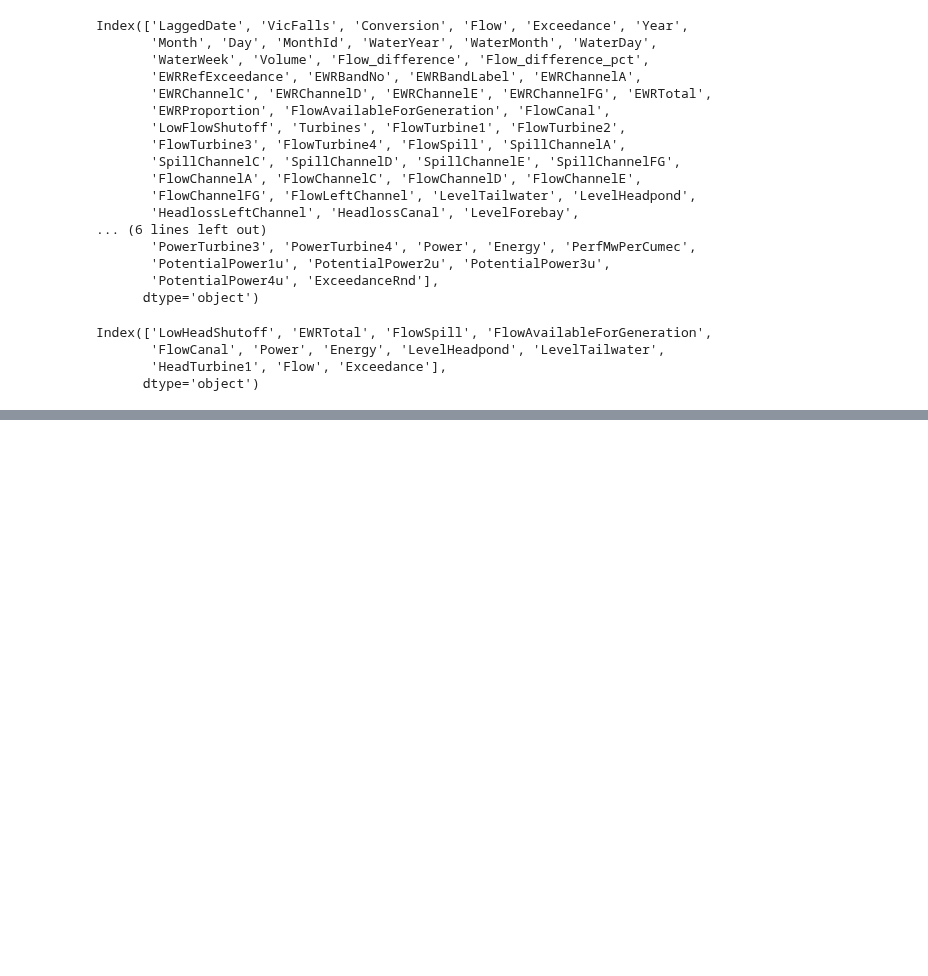
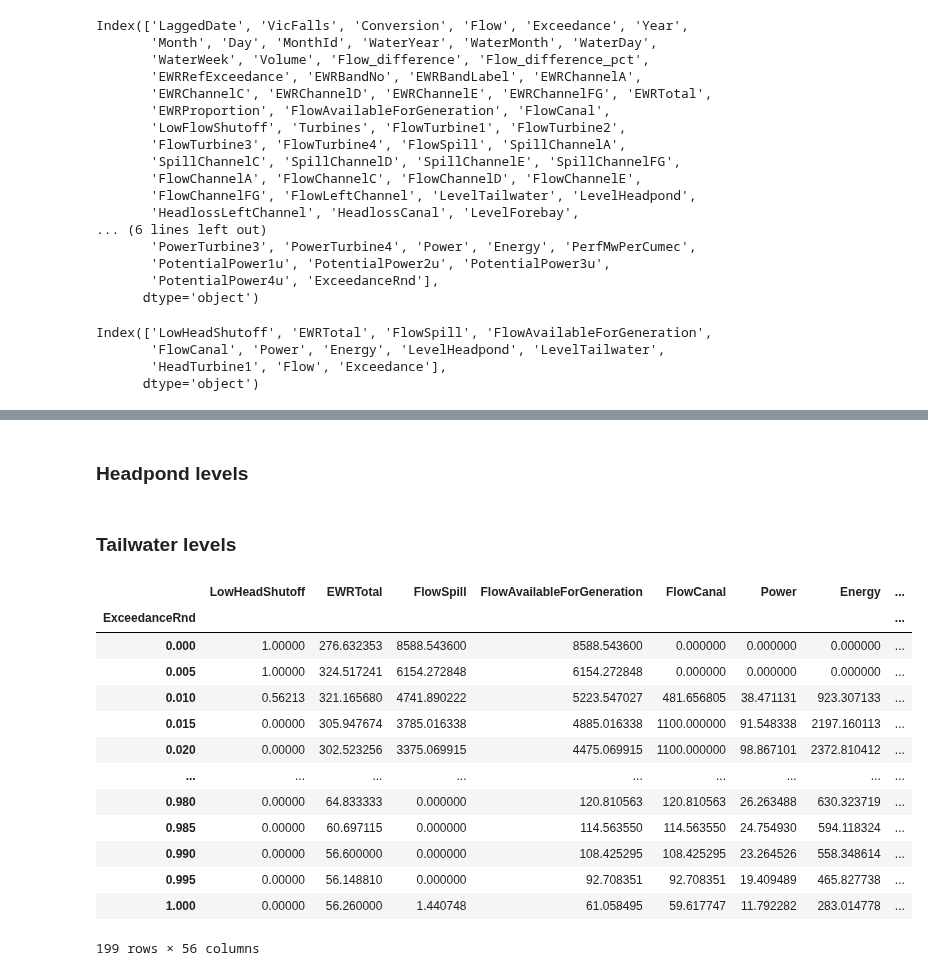
Before and after one commit to AndyFlem/ngonye-notepad, a Jupyter notebook: intraday/intraday.ipynb, the cells around one changed output, grey strips where cells are left out. Drawn from its saved outputs; the diff is of its cells as text; code cells hidden in the pictures; blank space fills up the shorter version.

```diff
--- a/intraday/intraday.ipynb
+++ b/intraday/intraday.ipynb
@@ -155,0 +185,8 @@ fdc
+# %%
+work['NightEnergy'] = work['Energy'] / work['GenerationVol'] * work['NightVol']
+work['MorningEnergy'] = work['Energy'] / work['GenerationVol'] * work['MorningVol']
+work['StandardEnergy'] = work['Energy'] / work['GenerationVol'] * work['StandardVol']
+work['EveningEnergy'] = work['Energy'] / work['GenerationVol'] * work['EveningVol']
+
+work['MorningEnergyTransfer'] = work['Energy'] / work['GenerationVol'] * work['NightStoreVol']
+work['EveningEnergyTransfer'] = work['Energy'] / work['GenerationVol'] * work['StandardStoreVol']
@@ -156 +195,44 @@ fdc
+# %%
+work['NightPower'] = work['NightEnergy'] / night_hours
+work['MorningPower'] = work['MorningEnergy'] / morning_hours
+work['StandardPower'] = work['StandardEnergy'] / standard_hours
+work['EveningPower'] = work['EveningEnergy'] / evening_hours
+# %% [markdown]
+### Headpond levels
+# %%
+work['NightHeadpondChange']=work['NightStoreVol'] / storage_curve
+work['StandardHeadpondChange']=work['StandardStoreVol'] / storage_curve
+# %% [markdown]
+### Tailwater levels
+# %%
+work['NightTailwaterLevel']=work['NightTotalFlow'].apply(tailwaterLevel)
+work['MorningTailwaterLevel']=work['MorningTotalFlow'].apply(tailwaterLevel)
+work['StandardTailwaterLevel']=work['StandardTotalFlow'].apply(tailwaterLevel)
+work['EveningTailwaterLevel']=work['EveningTotalFlow'].apply(tailwaterLevel)
+
+work['NightTailwaterChange']=work['MorningTailwaterLevel'] - work['NightTailwaterLevel']
+work['StandardTailwaterChange']=work['EveningTailwaterLevel'] - work['StandardTailwaterLevel']
+# %%
+
+work.loc[work['MorningMaxVolFromStore'] < work['NightMaxVolToStore'],'NightSupplyLimit'] = 'False'
+work.loc[work['MorningMaxVolFromStore'] > work['NightMaxVolToStore'],'NightSupplyLimit'] = 'True'
+work.loc[work['EveningMaxVolFromStore'] < work['StandardMaxVolToStore'],'StandardSupplyLimit'] = 'False'
+work.loc[work['EveningMaxVolFromStore'] > work['StandardMaxVolToStore'],'StandardSupplyLimit'] = 'True'
+
+work
+# %% [output]
+|  | LowHeadShutoff | EWRTotal | FlowSpill | FlowAvailableForGeneration | FlowCanal | Power | Energy | ... |
+| ExceedanceRnd |  |  |  |  |  |  |  | ... |
+| 0.000 | 1.00000 | 276.632353 | 8588.543600 | 8588.543600 | 0.000000 | 0.000000 | 0.000000 | ... |
+| 0.005 | 1.00000 | 324.517241 | 6154.272848 | 6154.272848 | 0.000000 | 0.000000 | 0.000000 | ... |
+| 0.010 | 0.56213 | 321.165680 | 4741.890222 | 5223.547027 | 481.656805 | 38.471131 | 923.307133 | ... |
+| 0.015 | 0.00000 | 305.947674 | 3785.016338 | 4885.016338 | 1100.000000 | 91.548338 | 2197.160113 | ... |
+| 0.020 | 0.00000 | 302.523256 | 3375.069915 | 4475.069915 | 1100.000000 | 98.867101 | 2372.810412 | ... |
+| ... | ... | ... | ... | ... | ... | ... | ... | ... |
+| 0.980 | 0.00000 | 64.833333 | 0.000000 | 120.810563 | 120.810563 | 26.263488 | 630.323719 | ... |
+| 0.985 | 0.00000 | 60.697115 | 0.000000 | 114.563550 | 114.563550 | 24.754930 | 594.118324 | ... |
+| 0.990 | 0.00000 | 56.600000 | 0.000000 | 108.425295 | 108.425295 | 23.264526 | 558.348614 | ... |
+| 0.995 | 0.00000 | 56.148810 | 0.000000 | 92.708351 | 92.708351 | 19.409489 | 465.827738 | ... |
+| 1.000 | 0.00000 | 56.260000 | 1.440748 | 61.058495 | 59.617747 | 11.792282 | 283.014778 | ... |
+199 rows × 56 columns
 # %%
```
Also changed, not shown: parts of 28 cells of this notebook, 9 other files.
